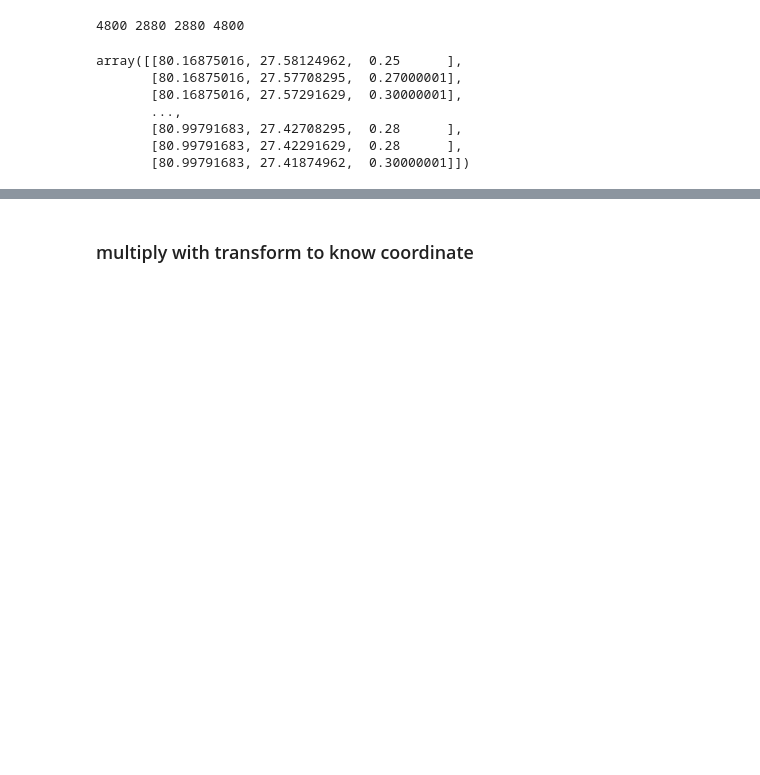
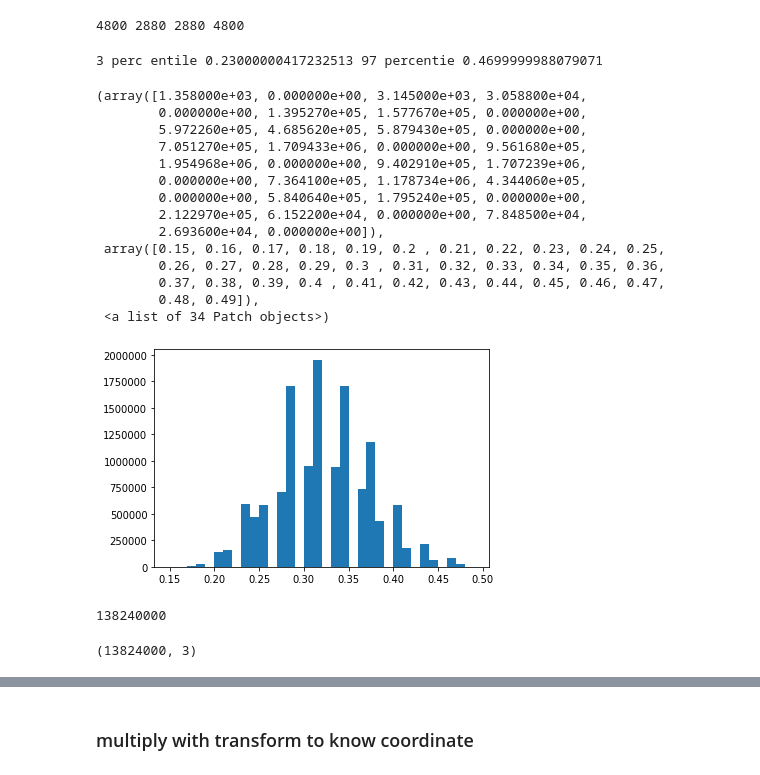
Before and after one commit to JayMan91/COVIDNightBand, a Jupyter notebook: Visual Geodata.ipynb, the cells around one changed output, grey strips where cells are left out. Drawn from its saved outputs; the diff is of its cells as text; code cells hidden in the pictures; blank space fills up the shorter version.

```diff
--- a/Visual Geodata.ipynb
+++ b/Visual Geodata.ipynb
@@ -15,7 +26,7 @@ import matplotlib.colors as colors
 # %% [markdown]
 ## The "vcmsl" version, that includes the stray-light corrected data, will have more data coverage toward the poles, but will be of reduced quality.
 # %%
-file_in = 'SVDNB/SVDNB_npp_20191201-20191231_75N060E_vcmcfg_v10_c202001140900/SVDNB_npp_20191201-20191231_75N060E_vcmcfg_v10_c202001140900.avg_rade9h.tif'
+file_in = 'SVDNB/2019/SVDNB_npp_20191201-20191231_75N060E_vcmcfg_v10_c202001140900/SVDNB_npp_20191201-20191231_75N060E_vcmcfg_v10_c202001140900.avg_rade9h.tif'
 # %%
 dataset = rasterio.open(file_in)
 dataset.count
@@ -126,25 +127,45 @@ print(len(column_list),len(row_list), len(longitude_list),len(latitude_list))
 # %% [output]
 4800 2880 2880 4800
 # %%
-row_list =  row_list[1000:1200]
-column_list = column_list[100:140]
+# row_list =  row_list[1000:1200]
+# column_list = column_list[100:140]
 
-longitude_list=  longitude_list[1000:1200]
-latitude_list = latitude_list[100:140]
+# longitude_list=  longitude_list[1000:1200]
+# latitude_list = latitude_list[100:140]
 # %%
 light = band1[row_list,:][:,column_list]
 df = np.transpose([np.repeat(longitude_list, len(latitude_list)),
               np.tile(latitude_list, len(longitude_list)),light.flatten()])
+# %%
+light_flatten = light.flatten()
+l,u,c = np.quantile(light_flatten, [0.03,0.97,0.1])
+print("3 perc entile {} 97 percentie {}".format(l,u))
+plt.hist(light_flatten, bins=np.arange(0.15,0.50,0.01))
+# %% [output]
+3 perc entile 0.23000000417232513 97 percentie 0.4699999988079071
+(array([1.358000e+03, 0.000000e+00, 3.145000e+03, 3.058800e+04,
+        0.000000e+00, 1.395270e+05, 1.577670e+05, 0.000000e+00,
+        5.972260e+05, 4.685620e+05, 5.879430e+05, 0.000000e+00,
+        7.051270e+05, 1.709433e+06, 0.000000e+00, 9.561680e+05,
+        1.954968e+06, 0.000000e+00, 9.402910e+05, 1.707239e+06,
+        0.000000e+00, 7.364100e+05, 1.178734e+06, 4.344060e+05,
+        0.000000e+00, 5.840640e+05, 1.795240e+05, 0.000000e+00,
+        2.122970e+05, 6.152200e+04, 0.000000e+00, 7.848500e+04,
+        2.693600e+04, 0.000000e+00]),
+ array([0.15, 0.16, 0.17, 0.18, 0.19, 0.2 , 0.21, 0.22, 0.23, 0.24, 0.25,
+        0.26, 0.27, 0.28, 0.29, 0.3 , 0.31, 0.32, 0.33, 0.34, 0.35, 0.36,
+        0.37, 0.38, 0.39, 0.4 , 0.41, 0.42, 0.43, 0.44, 0.45, 0.46, 0.47,
+        0.48, 0.49]),
+ <a list of 34 Patch objects>)
+[figure, added]
+# %%
+28800*4800
+# %% [output]
+138240000
 # %%
-df
+df.shape
 # %% [output]
-array([[80.16875016, 27.58124962,  0.25      ],
-       [80.16875016, 27.57708295,  0.27000001],
-       [80.16875016, 27.57291629,  0.30000001],
-       ...,
-       [80.99791683, 27.42708295,  0.28      ],
-       [80.99791683, 27.42291629,  0.28      ],
-       [80.99791683, 27.41874962,  0.30000001]])
+(13824000, 3)
 # %%
 df = pd.DataFrame(df)
 df.columns = ['longitude','latitude','NB']
```
Also changed, not shown: parts of 14 cells of this notebook, 2 other files.
